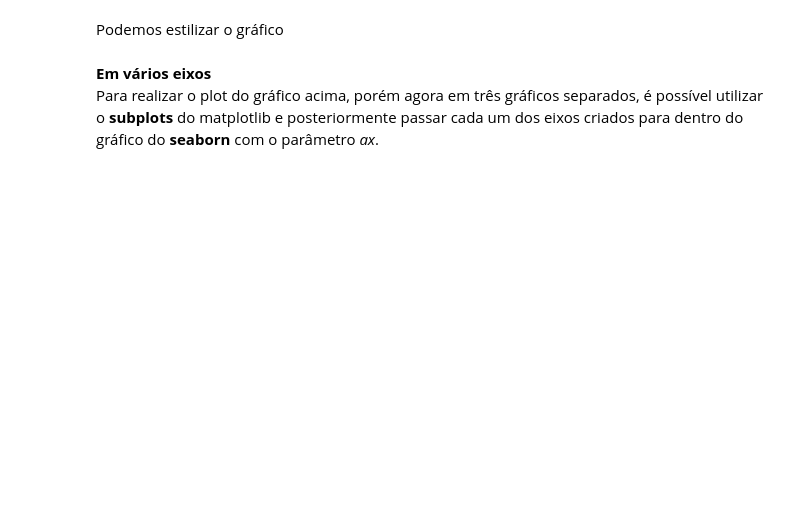
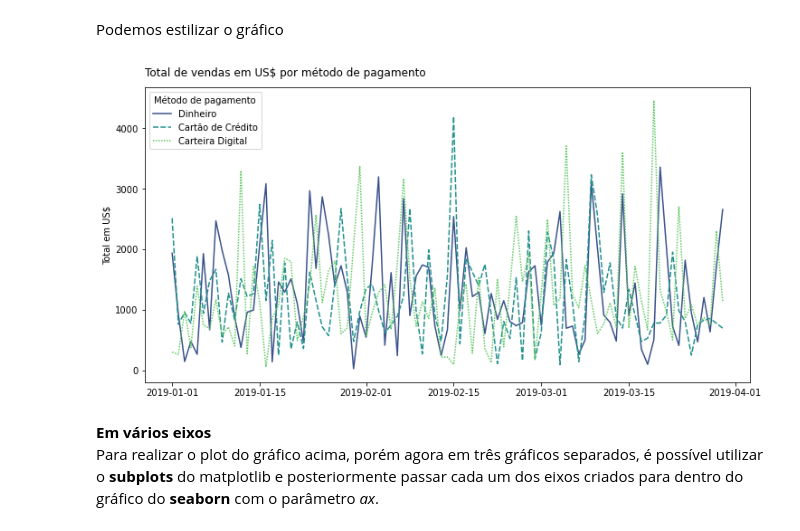
Before and after one commit to Moc967/letscode-data-2, a Jupyter notebook: src/Aula 4 - Seaborn.ipynb, the cells around one changed output. Drawn from its saved outputs; the diff is of its cells as text; code cells hidden in the pictures; blank space fills up the shorter version.

```diff
--- a/src/Aula 4 - Seaborn.ipynb
+++ b/src/Aula 4 - Seaborn.ipynb
@@ -102,13 +147,15 @@ Podemos estilizar o gráfico
 # %%
 df_payment=df_supermarket.pivot_table(index='Date', columns='Payment', values='Total', aggfunc='sum')
 
 plt.figure(figsize=(12,6))
 ax=sns.lineplot(data=df_payment, palette='viridis')
 
-ax.set_title('Total de vendas em US$ por método de pagamento')
+ax.set_title('Total de vendas em US$ por método de pagamento', loc = 'left', pad = 12)
 ax.set_xlabel('')
 ax.set_ylabel('Total em US$')
 ax.legend(['Dinheiro', 'Cartão de Crédito', 'Carteira Digital'], loc='upper left', title='Método de pagamento');
+# %% [output]
+[figure, added]
 # %% [markdown]
 **Em vários eixos**
 Para realizar o plot do gráfico acima, porém agora em três gráficos separados, é possível utilizar o **subplots** do matplotlib e posteriormente passar cada um dos eixos criados para dentro do gráfico do **seaborn** com o parâmetro *ax*.
```
Also changed, not shown: parts of 39 cells of this notebook.
